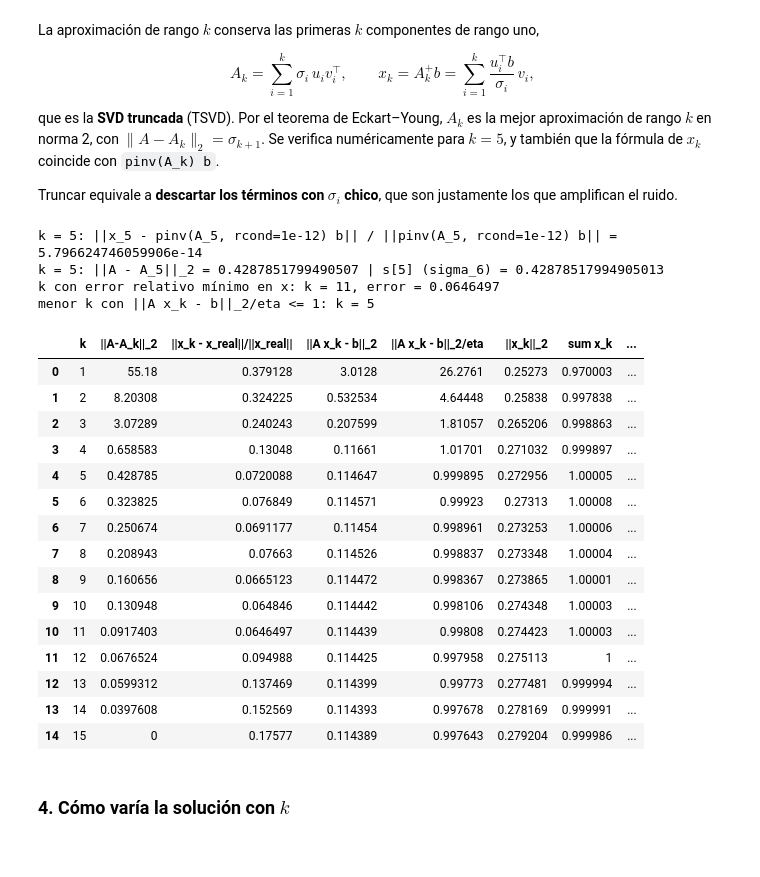
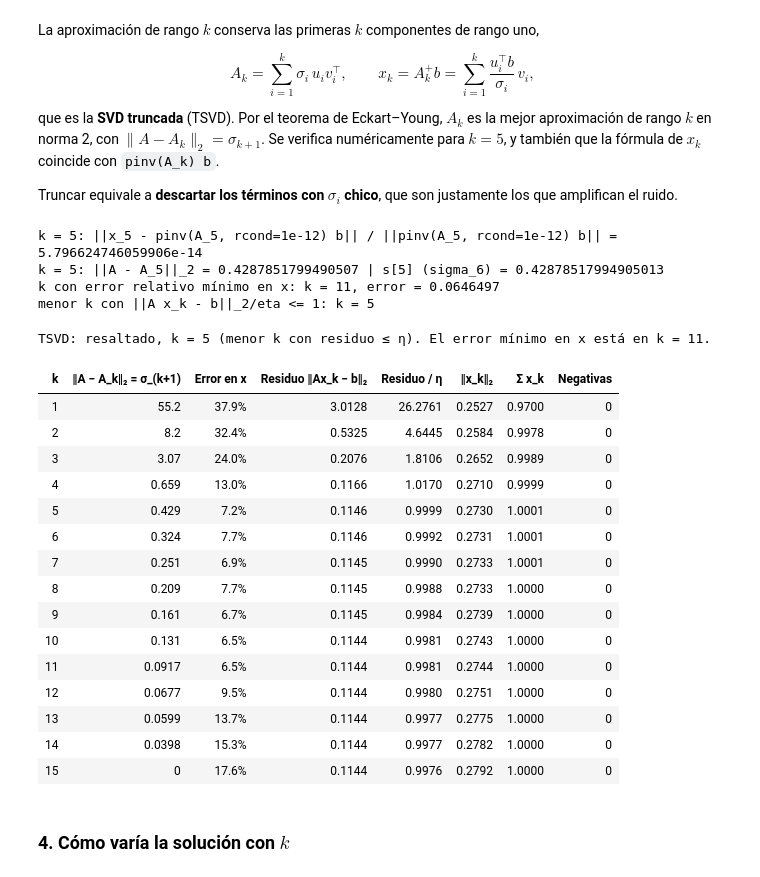
Before and after one commit to emalincic/TP2---M-todos-Num-ricos, a Jupyter notebook: Lincic_Aguilera.ipynb, the cells around one changed output. Drawn from its saved outputs; the diff is of its cells as text; code cells hidden in the pictures.

```diff
--- a/Lincic_Aguilera.ipynb
+++ b/Lincic_Aguilera.ipynb
@@ -973,50 +1002,62 @@ for k in range(1, n + 1):
         "||A x_k - b||_2": r_k,
         "||A x_k - b||_2/eta": r_k / eta,
         "||x_k||_2": np.linalg.norm(x_k),
         "sum x_k": x_k.sum(),
         "# componentes negativas": int(np.sum(x_k < 0)),
     })
 
 # Verificación para k = 5: x_k = pinv(A_k) b y ||A - A_k||_2 = s[k]
 k0 = 5
 A_5 = U[:, :k0] @ np.diag(s[:k0]) @ Vt[:k0]
 x_5_pinv = np.linalg.pinv(A_5, rcond=1e-12) @ b
 print("k = 5: ||x_5 - pinv(A_5, rcond=1e-12) b|| / ||pinv(A_5, rcond=1e-12) b|| =",
       np.linalg.norm(X[k0 - 1] - x_5_pinv) / np.linalg.norm(x_5_pinv))
 print("k = 5: ||A - A_5||_2 =", np.linalg.norm(A - A_5, 2), "| s[5] (sigma_6) =", s[k0])
 
 pd.set_option("display.float_format", "{:.6g}".format)
 tabla_k = pd.DataFrame(filas)
 errores_x = tabla_k["||x_k - x_real||/||x_real||"]
 k_min = int(tabla_k.loc[errores_x.idxmin(), "k"])
 print(f"k con error relativo mínimo en x: k = {k_min}, error = {errores_x.min():.6g}")
 
 # Menor k cuyo residuo alcanza el nivel de ruido: ||A x_k - b|| / eta <= 1
 res_rel_k = tabla_k["||A x_k - b||_2/eta"]
 k_eta = int(tabla_k.loc[res_rel_k <= 1, "k"].iloc[0])
 print(f"menor k con ||A x_k - b||_2/eta <= 1: k = {k_eta}")
-tabla_k
+
+# Para mostrar: encabezados legibles, un formato por columna y la fila de k_eta resaltada
+display(tabla_k.style
+        .hide(axis="index")
+        .format({"||A-A_k||_2": "{:.3g}", "||x_k - x_real||/||x_real||": "{:.1%}",
+                 "||A x_k - b||_2": "{:.4f}", "||A x_k - b||_2/eta": "{:.4f}",
+                 "||x_k||_2": "{:.4f}", "sum x_k": "{:.4f}"})
+        .apply(lambda fila: ["background-color: rgba(255, 193, 7, 0.30); font-weight: bold" if fila["k"] == k_eta else ""] * len(fila), axis=1)
+        .relabel_index(["k", "‖A − A_k‖₂ = σ_(k+1)", "Error en x", "Residuo ‖Ax_k − b‖₂",
+                        "Residuo / η", "‖x_k‖₂", "Σ x_k", "Negativas"], axis="columns")
+        .set_caption(f"TSVD: resaltado, k = {k_eta} (menor k con residuo ≤ η). "
+                     f"El error mínimo en x está en k = {k_min}."))
 # %% [output]
 k = 5: ||x_5 - pinv(A_5, rcond=1e-12) b|| / ||pinv(A_5, rcond=1e-12) b|| = 5.796624746059906e-14
 k = 5: ||A - A_5||_2 = 0.4287851799490507 | s[5] (sigma_6) = 0.42878517994905013
 k con error relativo mínimo en x: k = 11, error = 0.0646497
 menor k con ||A x_k - b||_2/eta <= 1: k = 5
+TSVD: resaltado, k = 5 (menor k con residuo ≤ η). El error mínimo en x está en k = 11.
-|  | k | ||A-A_k||_2 | ||x_k - x_real||/||x_real|| | ||A x_k - b||_2 | ||A x_k - b||_2/eta | ||x_k||_2 | sum x_k | ... |
-| 0 | 1 | 55.18 | 0.379128 | 3.0128 | 26.2761 | 0.25273 | 0.970003 | ... |
-| 1 | 2 | 8.20308 | 0.324225 | 0.532534 | 4.64448 | 0.25838 | 0.997838 | ... |
-| 2 | 3 | 3.07289 | 0.240243 | 0.207599 | 1.81057 | 0.265206 | 0.998863 | ... |
-| 3 | 4 | 0.658583 | 0.13048 | 0.11661 | 1.01701 | 0.271032 | 0.999897 | ... |
-| 4 | 5 | 0.428785 | 0.0720088 | 0.114647 | 0.999895 | 0.272956 | 1.00005 | ... |
-| 5 | 6 | 0.323825 | 0.076849 | 0.114571 | 0.99923 | 0.27313 | 1.00008 | ... |
-| 6 | 7 | 0.250674 | 0.0691177 | 0.11454 | 0.998961 | 0.273253 | 1.00006 | ... |
-| 7 | 8 | 0.208943 | 0.07663 | 0.114526 | 0.998837 | 0.273348 | 1.00004 | ... |
-| 8 | 9 | 0.160656 | 0.0665123 | 0.114472 | 0.998367 | 0.273865 | 1.00001 | ... |
-| 9 | 10 | 0.130948 | 0.064846 | 0.114442 | 0.998106 | 0.274348 | 1.00003 | ... |
-| 10 | 11 | 0.0917403 | 0.0646497 | 0.114439 | 0.99808 | 0.274423 | 1.00003 | ... |
-| 11 | 12 | 0.0676524 | 0.094988 | 0.114425 | 0.997958 | 0.275113 | 1 | ... |
-| 12 | 13 | 0.0599312 | 0.137469 | 0.114399 | 0.99773 | 0.277481 | 0.999994 | ... |
-| 13 | 14 | 0.0397608 | 0.152569 | 0.114393 | 0.997678 | 0.278169 | 0.999991 | ... |
-| 14 | 15 | 0 | 0.17577 | 0.114389 | 0.997643 | 0.279204 | 0.999986 | ... |
+| k | ‖A − A_k‖₂ = σ_(k+1) | Error en x | Residuo ‖Ax_k − b‖₂ | Residuo / η | ‖x_k‖₂ | Σ x_k | Negativas |
+| 1 | 55.2 | 37.9% | 3.0128 | 26.2761 | 0.2527 | 0.9700 | 0 |
+| 2 | 8.2 | 32.4% | 0.5325 | 4.6445 | 0.2584 | 0.9978 | 0 |
+| 3 | 3.07 | 24.0% | 0.2076 | 1.8106 | 0.2652 | 0.9989 | 0 |
+| 4 | 0.659 | 13.0% | 0.1166 | 1.0170 | 0.2710 | 0.9999 | 0 |
+| 5 | 0.429 | 7.2% | 0.1146 | 0.9999 | 0.2730 | 1.0001 | 0 |
+| 6 | 0.324 | 7.7% | 0.1146 | 0.9992 | 0.2731 | 1.0001 | 0 |
+| 7 | 0.251 | 6.9% | 0.1145 | 0.9990 | 0.2733 | 1.0001 | 0 |
+| 8 | 0.209 | 7.7% | 0.1145 | 0.9988 | 0.2733 | 1.0000 | 0 |
+| 9 | 0.161 | 6.7% | 0.1145 | 0.9984 | 0.2739 | 1.0000 | 0 |
+| 10 | 0.131 | 6.5% | 0.1144 | 0.9981 | 0.2743 | 1.0000 | 0 |
+| 11 | 0.0917 | 6.5% | 0.1144 | 0.9981 | 0.2744 | 1.0000 | 0 |
+| 12 | 0.0677 | 9.5% | 0.1144 | 0.9980 | 0.2751 | 1.0000 | 0 |
+| 13 | 0.0599 | 13.7% | 0.1144 | 0.9977 | 0.2775 | 1.0000 | 0 |
+| 14 | 0.0398 | 15.3% | 0.1144 | 0.9977 | 0.2782 | 1.0000 | 0 |
+| 15 | 0 | 17.6% | 0.1144 | 0.9976 | 0.2792 | 1.0000 | 0 |
 # %% [markdown]
 ### 4. Cómo varía la solución con $k$
 # %%
```
Also changed, not shown: parts of 5 cells of this notebook.
